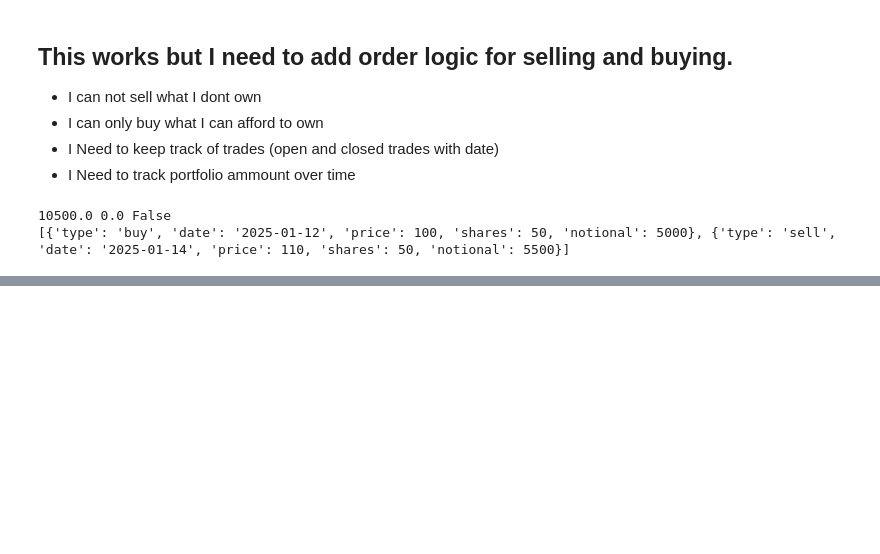
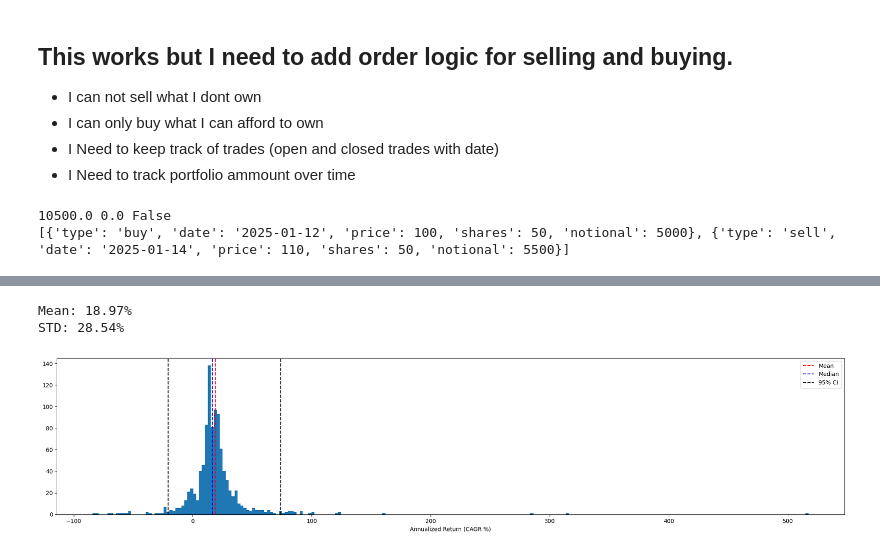
Before and after one commit to jhatch3/finance_ds_projects, a Jupyter notebook: crypto_stock_vol/data.ipynb, the cells around one changed output, grey strips where cells are left out. Cells and saved outputs as stored; diff of their text form; code cells hidden in the pictures; blank space fills up the shorter version.

```diff
--- a/crypto_stock_vol/data.ipynb
+++ b/crypto_stock_vol/data.ipynb
@@ -362,0 +445,57 @@ KeyboardInterrupt:
+# %%
+ann_returns = []
+import time
+from tqdm import tqdm
+
+fig, ax = plt.subplots()
+
+for i in tqdm(range(EPOCHS)):
+    starting_ammunt = 10_000
+    inv = Investor("Buy and Hold", cash=starting_ammunt)
+
+    rng = np.random.default_rng()
+    start = rng.integers(0, len(data.index))
+    end = rng.integers(start+1, len(data.index))
+
+    df = data.iloc[start:end].copy()
+
+    date = df.index[0]
+    place_order(inv, "buy",  date, price=df.loc[date]["Open"][stock], shares= (inv.cash // df.loc[date]["Open"][stock] - 1))
+
+    date = df.index[-1]
+    place_order(inv, "sell",  date, price=df.loc[date]["Open"][stock])
+
+
+
+    if inv.position_open:
+        print(f"Closing")
+        place_order(inv, "sell",  df.index[-1], price=df.loc[df.index[-1]]["Open"][stock])
+
+
+    total_return = (inv.cash - starting_ammunt) / starting_ammunt
+
+    days = (df.index[-1] - df.index[0]).days
+    annualized_return = calc_annualized_return(days, total_return)
+
+    ann_returns.append(annualized_return)
+
+
+buy_hold_ann_returns_pct = np.array(ann_returns) * 100
+
+ax.hist(buy_hold_ann_returns_pct, bins="auto")
+ax.axvline(np.mean(buy_hold_ann_returns_pct), color="r", linestyle="--", label="Mean")
+ax.axvline(np.median(buy_hold_ann_returns_pct), color="blue", linestyle="--", label="Median")
+ax.axvline(np.percentile(buy_hold_ann_returns_pct, 2.5), color="black", linestyle="--", label="95% CI")
+ax.axvline(np.percentile(buy_hold_ann_returns_pct, 97.5), color="black", linestyle="--")
+
+ax.set_xlabel("Annualized Return (CAGR %)")
+ax.legend()
+
+fig.set_size_inches([25,5])
+
+print(f"Mean: {np.mean(buy_hold_ann_returns_pct):.2f}%")
+print(f"STD: {np.std(buy_hold_ann_returns_pct):.2f}%")
+# %% [output]
+Mean: 18.97%
+STD: 28.54%
+[figure, added]
```
Also changed, not shown: parts of 8 cells of this notebook.
